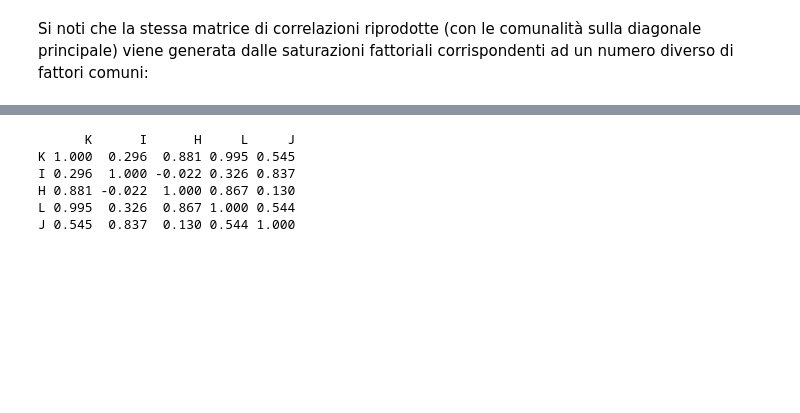
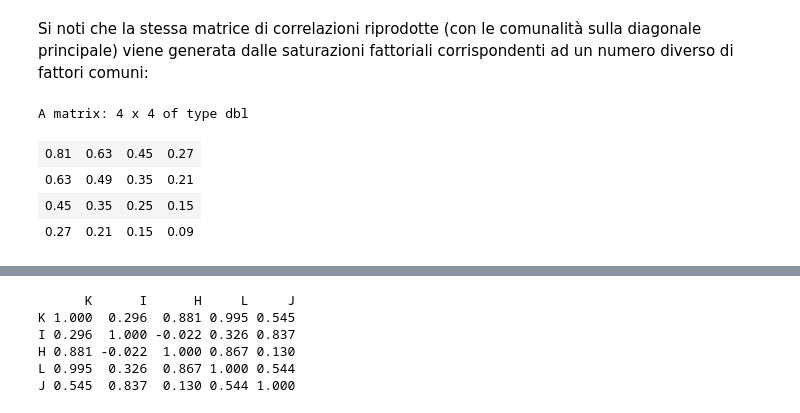
Before and after one commit to ccaudek/psy_test, a Jupyter notebook: _build/jupyter_execute/_psychometric_methods/04_rotazione.ipynb, the cells around one changed output, grey strips where cells are left out. Drawn from its saved outputs; the diff is of its cells as text; code cells hidden in the pictures; blank space fills up the shorter version.

```diff
--- a/_build/jupyter_execute/_psychometric_methods/04_rotazione.ipynb
+++ b/_build/jupyter_execute/_psychometric_methods/04_rotazione.ipynb
@@ -98,5 +110,11 @@ Si noti che la stessa matrice di correlazioni riprodotte (con le
 comunalità sulla diagonale principale) viene generata dalle saturazioni
 fattoriali corrispondenti ad un numero diverso di fattori comuni:
 # %%
-l1 %*% t(l1)
+l1 %*% t(l1) |> round(2)
+# %% [output]
+A matrix: 4 x 4 of type dbl
+| 0.81 | 0.63 | 0.45 | 0.27 |
+| 0.63 | 0.49 | 0.35 | 0.21 |
+| 0.45 | 0.35 | 0.25 | 0.15 |
+| 0.27 | 0.21 | 0.15 | 0.09 |
 # %%
```
Also changed, not shown: parts of 16 cells of this notebook, 37 other files.
